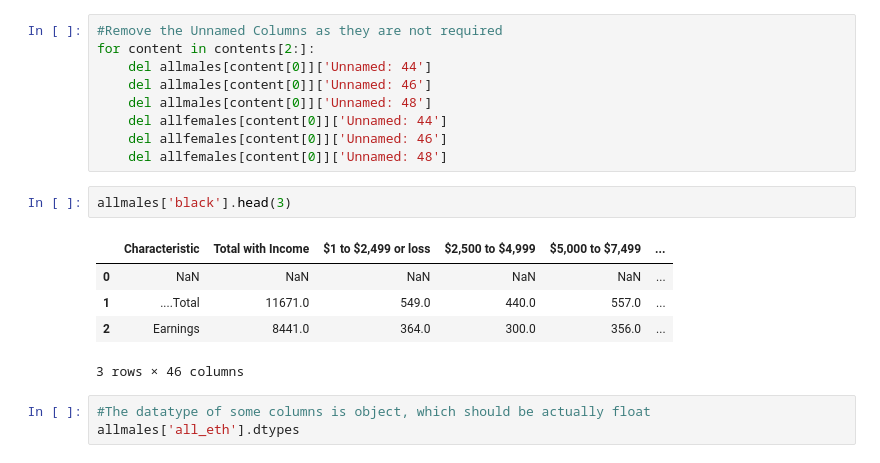
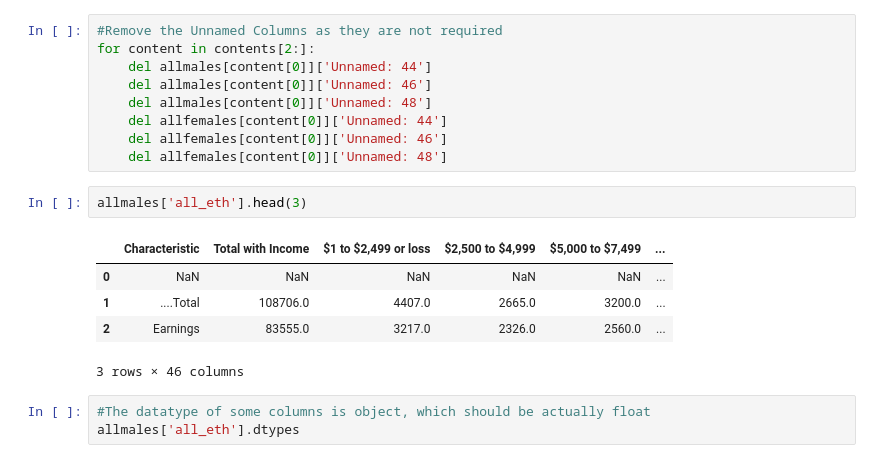
Before and after one commit to ace-gabriel/PUI2016_vys217, a Jupyter notebook: HW5_vys217/HW5_2_vys217.ipynb, the cells around one changed output. Drawn from its saved outputs; the diff is of its cells as text.

```diff
--- a/HW5_vys217/HW5_2_vys217.ipynb
+++ b/HW5_vys217/HW5_2_vys217.ipynb
@@ -57,12 +57,12 @@ for content in contents[2:]:
     del allfemales[content[0]]['Unnamed: 46']
     del allfemales[content[0]]['Unnamed: 48']
 # %%
-allmales['black'].head(3)
+allmales['all_eth'].head(3)
 # %% [output]
 |  | Characteristic | Total with Income | $1 to $2,499 or loss | $2,500 to $4,999 | $5,000 to $7,499 | ... |
 | 0 | NaN | NaN | NaN | NaN | NaN | ... |
-| 1 | ....Total | 11671.0 | 549.0 | 440.0 | 557.0 | ... |
-| 2 | Earnings | 8441.0 | 364.0 | 300.0 | 356.0 | ... |
+| 1 | ....Total | 108706.0 | 4407.0 | 2665.0 | 3200.0 | ... |
+| 2 | Earnings | 83555.0 | 3217.0 | 2326.0 | 2560.0 | ... |
 3 rows × 46 columns
 # %%
 #The datatype of some columns is object, which should be actually float
```
